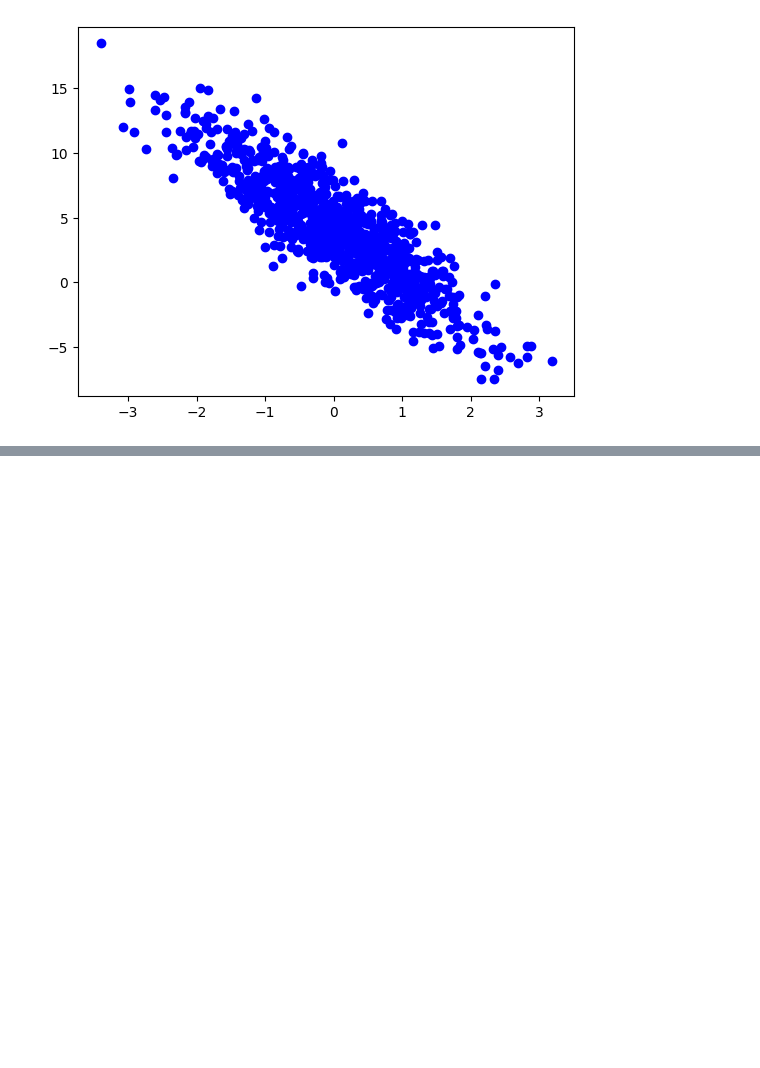
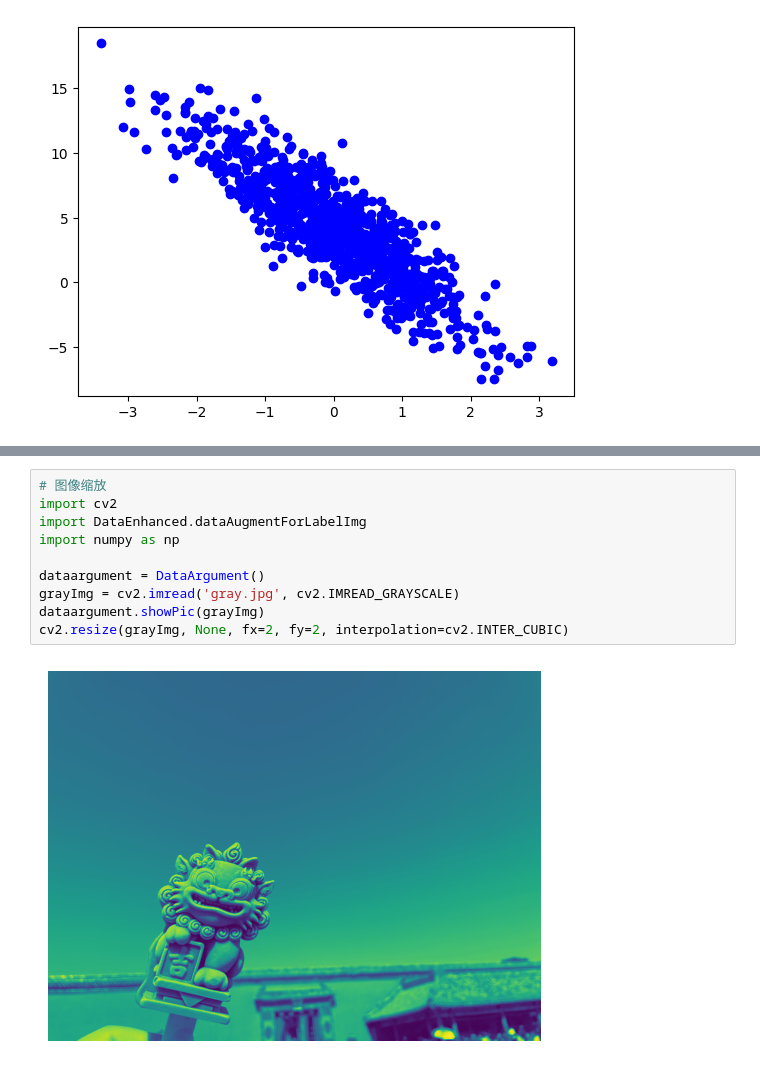
Before and after one commit to chaoren1358/PytorchTest, a Jupyter notebook: Chapter1/Chapter1.ipynb, the cells around one changed output, grey strips where cells are left out. Saved outputs shown, nothing was run; the diff lists cells and outputs as text; blank space fills up the shorter version.

```diff
--- a/Chapter1/Chapter1.ipynb
+++ b/Chapter1/Chapter1.ipynb
@@ -178,0 +218,12 @@ dataEnhanced.showPic(img)
+# %%
+# 图像缩放
+import cv2
+import DataEnhanced.dataAugmentForLabelImg
+import numpy as np
+
+dataargument = DataArgument()
+grayImg = cv2.imread('gray.jpg', cv2.IMREAD_GRAYSCALE)
+dataargument.showPic(grayImg)
+cv2.resize(grayImg, None, fx=2, fy=2, interpolation=cv2.INTER_CUBIC)
+# %% [output]
+[figure, added]
```
Also changed, not shown: parts of 3 cells of this notebook, 1 other file.
